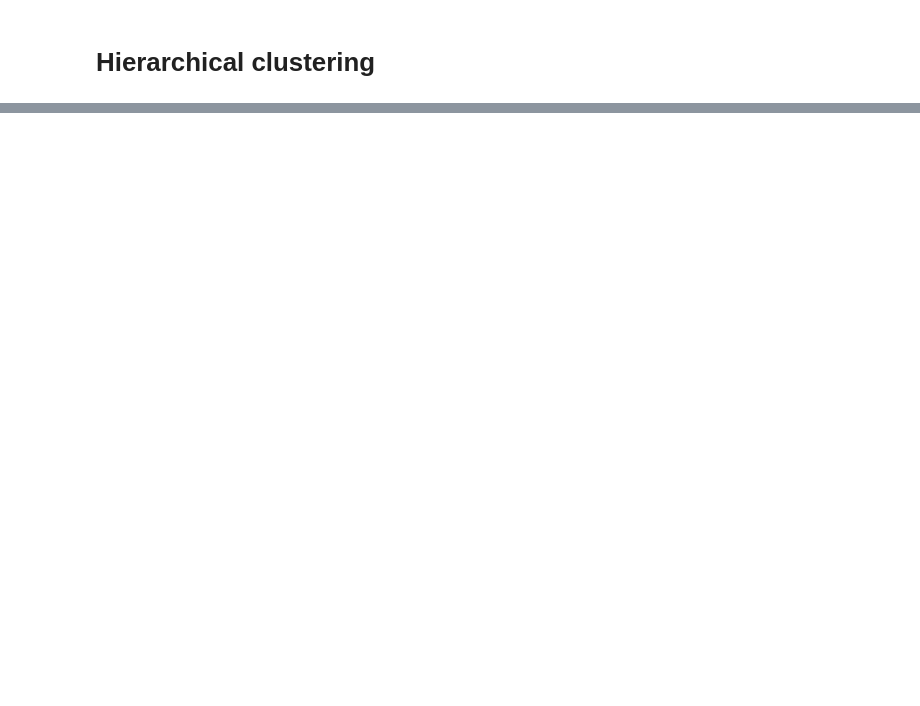
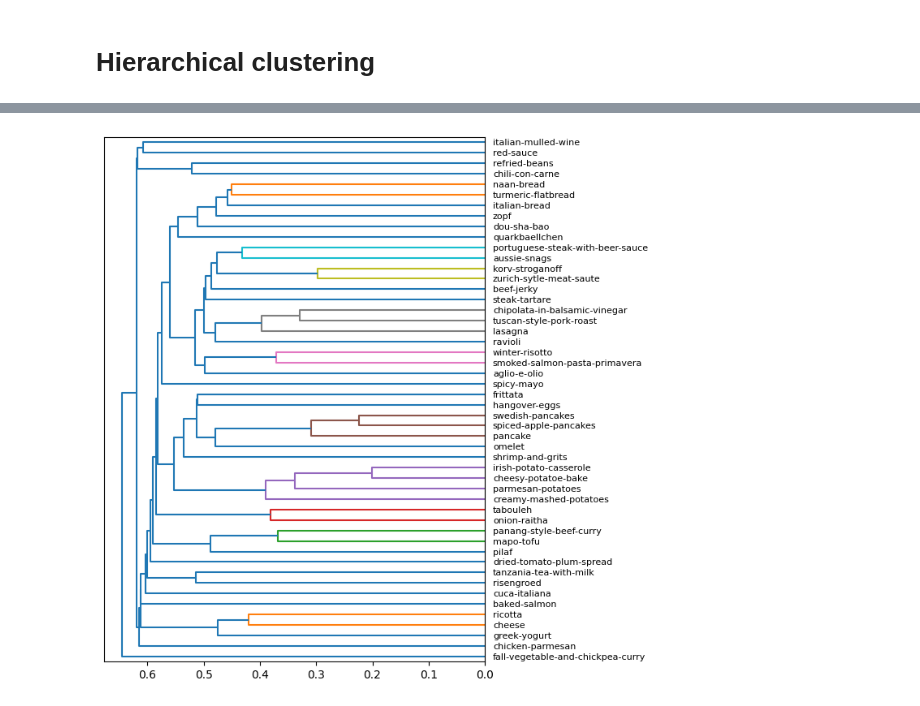
Before and after one commit to MaxHalford/data-science-tutorials, a Jupyter notebook: data-mining/clustering/hierarchical.ipynb, the cells around one changed output, grey strips where cells are left out. Drawn from its saved outputs; the diff is of its cells as text; code cells hidden in the pictures; blank space fills up the shorter version.

```diff
--- a/data-mining/clustering/hierarchical.ipynb
+++ b/data-mining/clustering/hierarchical.ipynb
@@ -6,0 +113,4 @@ Clustering on OpenAI embeddings of recipes
+# %%
+projections = prince.PCA(n_components=100).fit_transform(embeddings_df)
+projections = pd.DataFrame(projection, index=embeddings_df.index)
+projections.head()
@@ -6,0 +124,15 @@ Clustering on OpenAI embeddings of recipes
+# %%
+import scipy.cluster.hierarchy as sch
+import matplotlib.pyplot as plt
+
+sample = projections[:50]
+linkage = sch.linkage(sample, 'complete')
+
+fig = plt.figure(figsize=(7, 7))
+ax = sch.dendrogram(
+    linkage,
+    labels=sample.index,
+    orientation='left'
+)
+plt.tight_layout()
+plt.axvline(x=0.32, color='red', linestyle='--')
@@ -6,0 +144,3 @@ Clustering on OpenAI embeddings of recipes
+# %%
+clusters = sch.fcluster(linkage, t=0.32, criterion='distance')
+clusters
@@ -31,16 +282,9 @@ You can find more linkage criteria [here](https://www.wikiwand.com/en/Hierarchic
-# %%
-from scipy.cluster import hierarchy
-
-
-linkage = hierarchy.linkage(df, 'single')
-
-fig = plt.figure(figsize=(7, 7))
-hierarchy.dendrogram(linkage, labels=df.index, orientation='left')
-plt.tight_layout();
-plt.show();
 # %%
 import itertools
+import numpy as np
 
+def l1_distance(x, y):
+    return np.abs(x - y).sum()
 
 def hac(X, metric=l1_distance):
     """HAC stands for Hierarchical Agglomerative Clustering.
@@ -69,33 +313,37 @@ def hac(X, metric=l1_distance):
 
     while len(clusters) > 1:
 
         # We're looking for the two closest clusters, denoted a and b
         a, b = None, None
         min_dist = np.inf
 
         for i, j in itertools.combinations(clusters.keys(), 2):
 
-            # Search for the smallest pairwise between both clusters
+            # Here we will use the minimum linkage criterion: we look for the smallest
+            # distance between any two points in both clusters.
             dist = min(metric(X[k], X[l]) for k in clusters[i] for l in clusters[j])
 
             # Check if the smallest distance is lower than the current lowest distance
             if dist < min_dist:
                 a, b = i, j
                 min_dist = dist
 
         # Merge the two closest clusters
         clusters[n] = clusters.pop(a) + clusters.pop(b)
 
         # Update the linkage matrix
         linkage.append([a, b, min_dist, len(clusters[n])])
 
         n += 1
 
     return linkage
 
-linkage = hac(df)
+sample = projection[:50]
+linkage = hac(sample)
 
 fig = plt.figure(figsize=(7, 7))
-hierarchy.dendrogram(linkage, labels=df.index, orientation='left')
+hierarchy.dendrogram(linkage, labels=sample.index, orientation='left')
 plt.tight_layout();
 plt.show();
+# %% [output]
+[figure, added]
```
Also changed, not shown: parts of 22 cells of this notebook, 16 other files.
